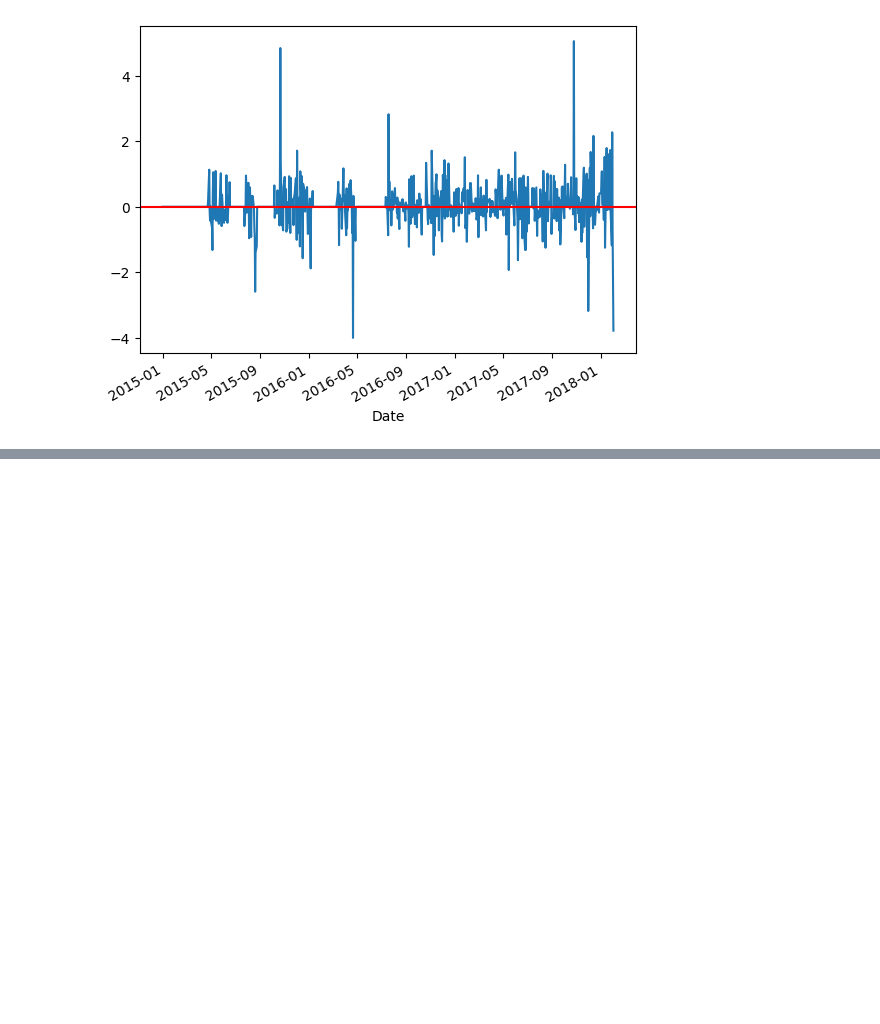
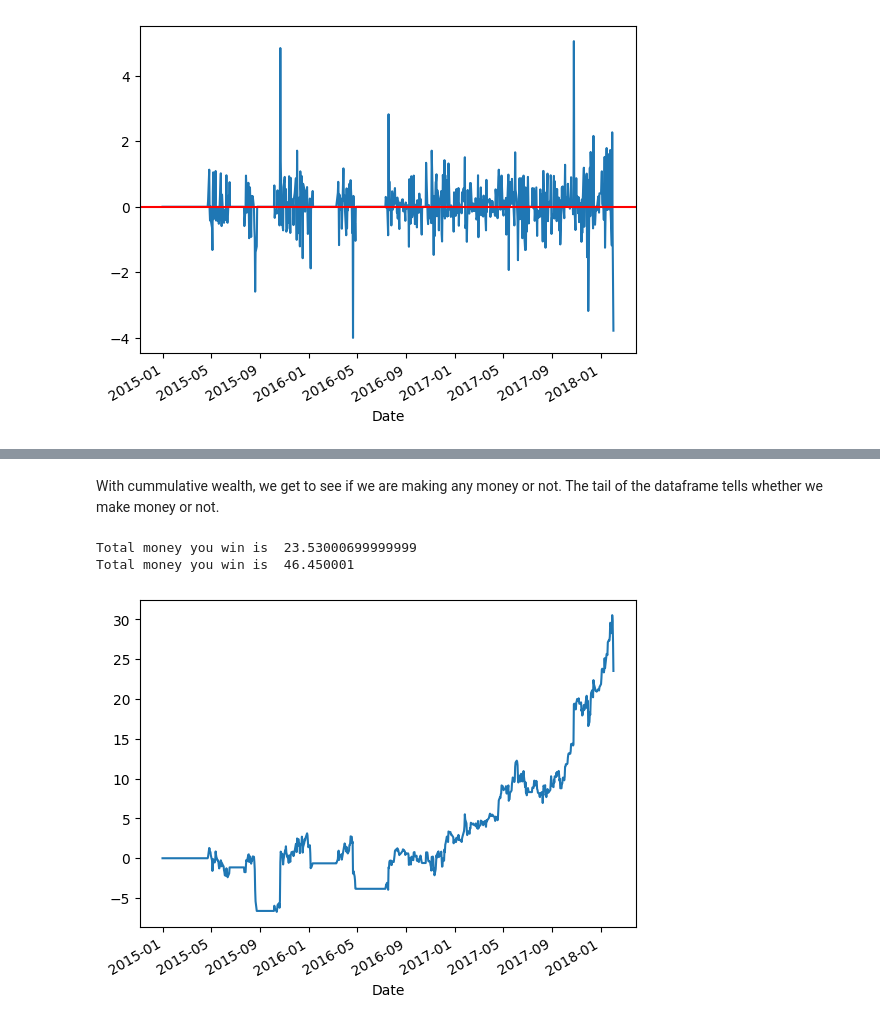
Before and after one commit to CheropS/Visualization-stock-prices, a Jupyter notebook: microsoft.ipynb, the cells around one changed output, grey strips where cells are left out. Cells and saved outputs as stored; diff of their text form; code cells hidden in the pictures; blank space fills up the shorter version.

```diff
--- a/microsoft.ipynb
+++ b/microsoft.ipynb
@@ -200,3 +200,7 @@ plt.axhline(y=0,color='red')
 # %% [output]
 <matplotlib.lines.Line2D at 0x...>
 [figure]
+# %%
+#Cumulative Wealth
+ms['Wealth'] = ms['Profit'].cumsum()
+ms.tail()
@@ -202,0 +215,11 @@ plt.axhline(y=0,color='red')
+# %% [markdown]
+With cummulative wealth, we get to see if we are making any money or not.
+The tail of the dataframe tells whether we make money or not.
+# %%
+print("Total money you win is ", ms.loc[ms.index[-2],'Wealth'])
+print("Total money you win is ", ms.loc[ms.index[0],'Close'])
+ms['Wealth'].plot()
+# %% [output]
+Total money you win is  23.53000699999999
+Total money you win is  46.450001
+[figure, added]
```
Also changed, not shown: parts of 2 cells of this notebook.
